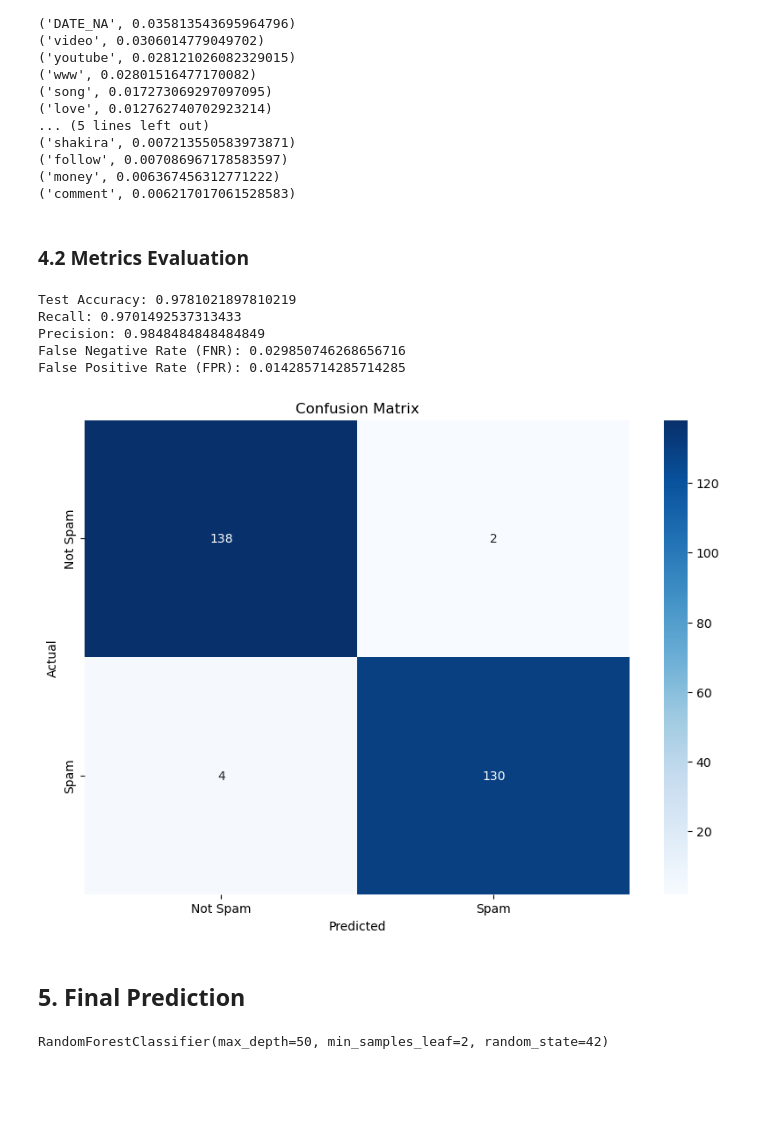
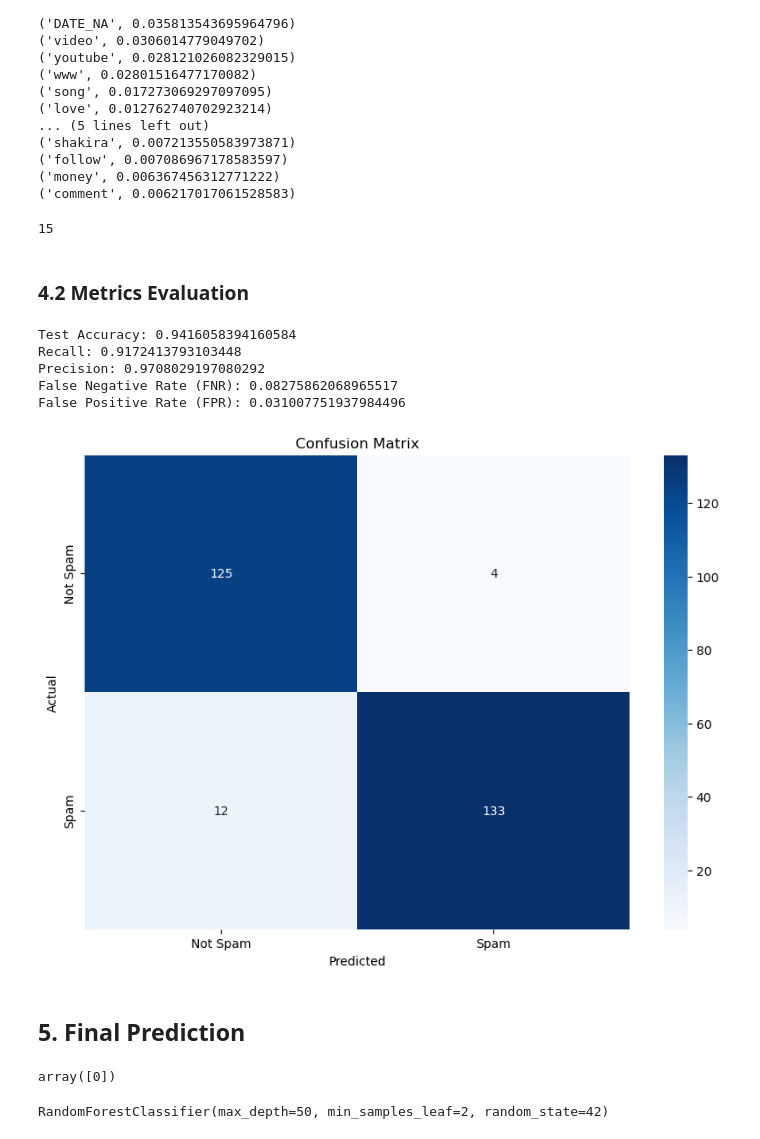
Before and after one commit to wogus00/spam-classification, a Jupyter notebook: submission_notebook.ipynb, the cells around one changed output. Drawn from its saved outputs; the diff is of its cells as text; code cells hidden in the pictures; blank space fills up the shorter version.

```diff
--- a/submission_notebook.ipynb
+++ b/submission_notebook.ipynb
@@ -537,43 +650,57 @@ Top 20 features with Gini scores:
 ('follow', 0.007086967178583597)
 ('money', 0.006367456312771222)
 ('comment', 0.006217017061528583)
+# %%
+top_20_features_names = [feature[0] for feature in top_20_features]
+overlapping_counts = 0
+class_0_counts = 0
+class_1_counts = 0
+for feature in top_20_features_names:
+    if feature in overlapping_words:
+        overlapping_counts += 1
+    if feature in class_0_unique_words:
+        class_0_counts += 1
+    if feature in class_1_unique_words:
+        class_1_counts += 1
+# %% [output]
+15
 # %% [markdown]
 ### 4.2 Metrics Evaluation
 # %%
-best_model = grid_search_alpha.best_estimator_
+best_model = grid_search_random_forest.best_estimator_
 y_val_pred = best_model.predict(x_t_test)
 val_accuracy = accuracy_score(y_t_test, y_val_pred)
 recall = recall_score(y_t_test, y_val_pred)
 precision = precision_score(y_t_test, y_val_pred)
 print(f"Test Accuracy: {val_accuracy}")
 print(f"Recall: {recall}")
 print(f"Precision: {precision}")
 
 conf_matrix = confusion_matrix(y_t_test, y_val_pred)
 
 TN, FP, FN, TP = conf_matrix.ravel()
 
 # Calculate FNR and FPR
 FNR = FN / (FN + TP)
 FPR = FP / (FP + TN)
 
 print(f"False Negative Rate (FNR): {FNR}")
 print(f"False Positive Rate (FPR): {FPR}")
 
 # Plot the confusion matrix
 plt.figure(figsize=(10, 7))
 sns.heatmap(conf_matrix, annot=True, fmt='d', cmap='Blues', xticklabels=['Not Spam', 'Spam'], yticklabels=['Not Spam', 'Spam'])
 plt.xlabel('Predicted')
 plt.ylabel('Actual')
 plt.title('Confusion Matrix')
 plt.show()
 # %% [output]
-Test Accuracy: 0.9781021897810219
-Recall: 0.9701492537313433
-Precision: 0.9848484848484849
-False Negative Rate (FNR): 0.029850746268656716
-False Positive Rate (FPR): 0.014285714285714285
+Test Accuracy: 0.9416058394160584
+Recall: 0.9172413793103448
+Precision: 0.9708029197080292
+False Negative Rate (FNR): 0.08275862068965517
+False Positive Rate (FPR): 0.031007751937984496
-[figure, old version]
+[figure, new version]
 # %% [markdown]
 ## 5. Final Prediction
 # %%
@@ -590,6 +717,16 @@ y = train_df['CLASS']
 x_test_1 = tf_vectorizer.transform(list(test_df['cleaned_text'])).toarray()
 x_test_2 = np.array(test_df['DATE']).reshape(-1, 1)
 x_test = np.hstack((x_test_1, x_test_2))
+# %%
+sample_str = "Great amazing song video by shakira! This reminds me of a site where I found similar amazing content follow me for more"
+sample_cleaned = clean_text(sample_str)
+sample_vectorized = tf_vectorizer.transform([sample_cleaned]).toarray()
+sample_date = np.array([0]).reshape(-1, 1)
+sample_x = np.hstack((sample_vectorized, sample_date))
+prediction = best_model.predict(sample_x)
+prediction
+# %% [output]
+array([0])
 # %%
 best_params_final = best_model.get_params()
 # %%
```
Also changed, not shown: parts of 11 cells of this notebook.
